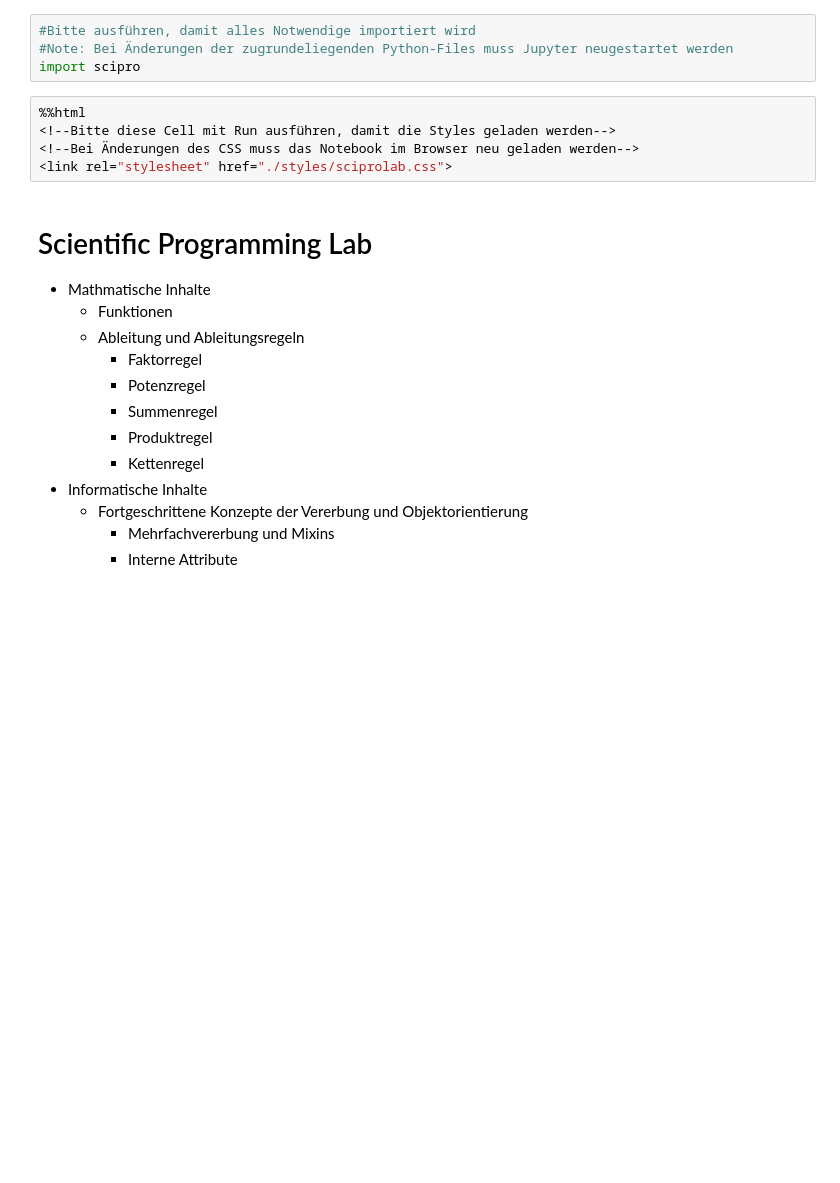
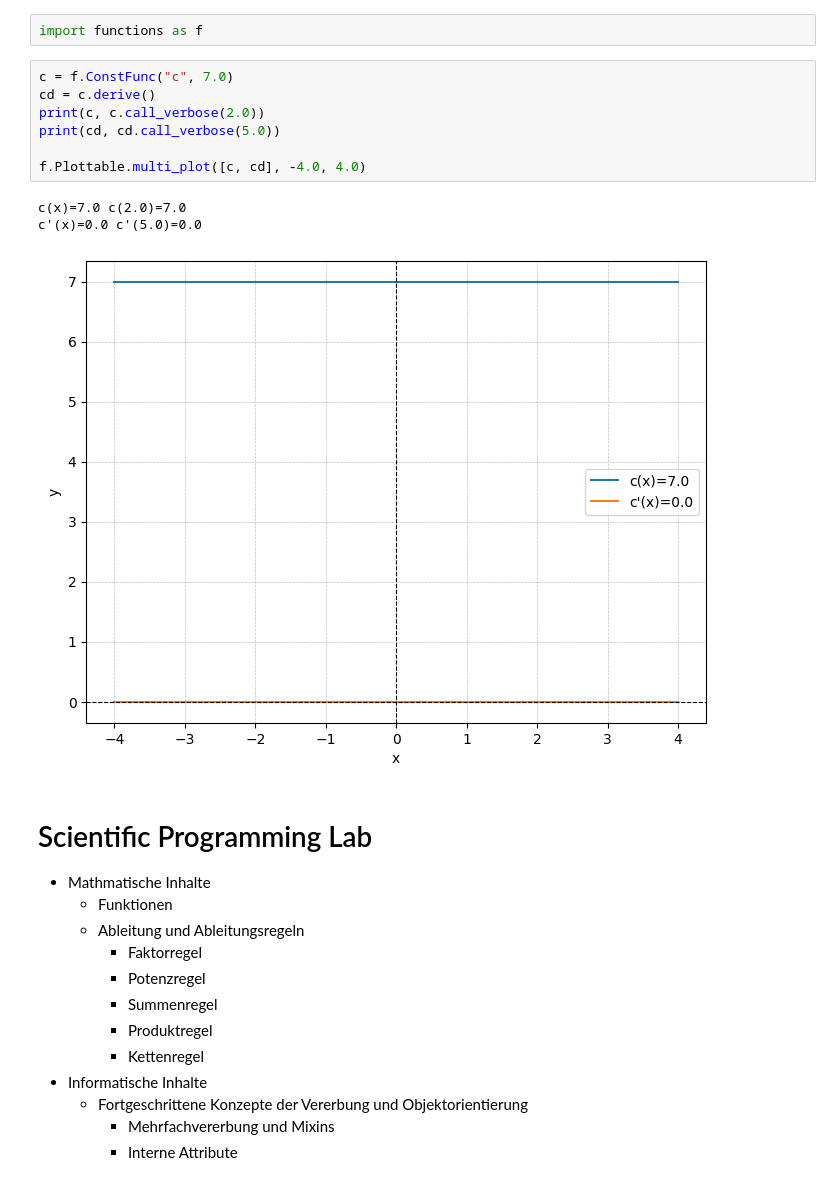
Before and after one commit to Orden-der-letzten-Haltestelle/ScientificProgramming, a Jupyter notebook: SciProLab_7_Funktionen_cleaned.ipynb, the cells around one changed output. Cells and saved outputs as stored; diff of their text form; blank space fills up the shorter version.

Commit message:
Put all Classes of Functions into functions.py

```diff
--- a/SciProLab_7_Funktionen_cleaned.ipynb
+++ b/SciProLab_7_Funktionen_cleaned.ipynb
@@ -1,12 +1,16 @@
-# %%
-#Bitte ausführen, damit alles Notwendige importiert wird
-#Note: Bei Änderungen der zugrundeliegenden Python-Files muss Jupyter neugestartet werden
-import scipro
-# %%
-%%html
-<!--Bitte diese Cell mit Run ausführen, damit die Styles geladen werden-->
-<!--Bei Änderungen des CSS muss das Notebook im Browser neu geladen werden-->
-<link rel="stylesheet" href="./styles/sciprolab.css">
+# %%
+import functions as f
+# %%
+c = f.ConstFunc("c", 7.0)
+cd = c.derive()
+print(c, c.call_verbose(2.0))
+print(cd, cd.call_verbose(5.0))
+
+f.Plottable.multi_plot([c, cd], -4.0, 4.0)
+# %% [output]
+c(x)=7.0 c(2.0)=7.0
+c'(x)=0.0 c'(5.0)=0.0
+[figure, added]
 # %% [markdown]
 # Scientific Programming Lab
 
```
Also changed, not shown: parts of 9 cells of this notebook, 1 other file.
